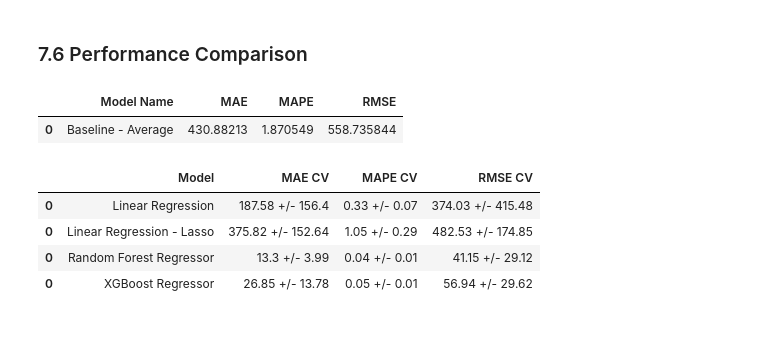
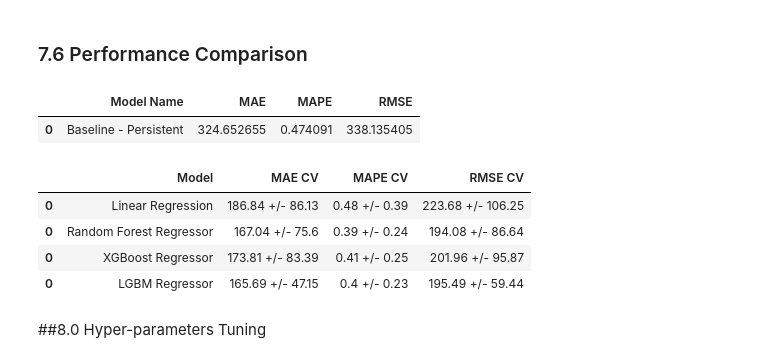
Before and after one commit to jooaobrum/power-wind-forecasting, a Jupyter notebook: notebooks/power_wind_forecasting.ipynb, the cells around one changed output. Cells and saved outputs as stored; diff of their text form; code cells hidden in the pictures; blank space fills up the shorter version.

Commit message:
Adding Model performance and deployment

```diff
--- a/notebooks/power_wind_forecasting.ipynb
+++ b/notebooks/power_wind_forecasting.ipynb
@@ -1050 +1200,6 @@ X_test = X_test.drop(cols_to_drop, axis = 1)
+# %%
+X_train = X_train.dropna()
+y_train = X_train['active_power']
+X_test = X_test.dropna()
+y_test = X_test['active_power']
 # %%
@@ -1076,6 +1247,5 @@ for binary, feature in zip(selected_features, features_columns):
 # %%
-rfe_selected_features = ['ambient_temperatue','bearing_shaft_temperature','generator_rpm','reactive_power',
-                         'rotor_rpm','wind_direction','wind_speed','week_of_year_sin','week_of_year_cos',
-                         'day_of_year_sin', 'day_of_year_cos', 'hour_sin', 'hour_cos']
+rfe_selected_features = ['ambient_temperatue', 'gearbox_oil_temperature', 'generator_rpm', 'main_box_temperature', 'reactive_power', 'avg_15d',
+                         'avg_30d', 'day_sin', 'day_cos', 'day_of_year_sin', 'day_of_year_cos', 'hour_sin']
 # %% [markdown]
 ## 7.0 Machine Learning Models
@@ -1219,0 +1402,11 @@ KFold Number: 1
+# %%
+# LGBM Regressor
+lgbm = lgb.LGBMRegressor(n_estimators=100)
+lgbm.fit(X_train[rfe_selected_features], y_train.values)
+
+# Calculate the predictions
+lgbm_pred = lgbm.predict(X_test[rfe_selected_features])
+
+# Performance
+lgbm_error = ml_error('XGBoost', mms.inverse_transform([y_test]),  mms.inverse_transform([lgbm_pred]))
+lgbm_error
@@ -1219,0 +1418,3 @@ KFold Number: 1
+# %%
+lgbm_result_cv = cross_validation(X_training, rfe_selected_features, 5, 'LGBM Regressor', lgbm, verbose = True)
+lgbm_result_cv
@@ -1220,16 +1433,19 @@ KFold Number: 1
 # %% [markdown]
 ### 7.6 Performance Comparison
-# %%
-baseline_error
-# %% [output]
-|  | Model Name | MAE | MAPE | RMSE |
-| 0 | Baseline - Average | 430.88213 | 1.870549 | 558.735844 |
+# %%
+baseline_pers_error
+# %% [output]
+|  | Model Name | MAE | MAPE | RMSE |
+| 0 | Baseline - Persistent | 324.652655 | 0.474091 | 338.135405 |
 # %%
-model_comparison = pd.concat([lr_result_cv, lr_lasso_result_cv, rf_result_cv, xgb_result_cv])
+
+model_comparison = pd.concat([lr_result_cv, rf_result_cv, xgb_result_cv, lgbm_result_cv])
 model_comparison
 # %% [output]
 |  | Model | MAE CV | MAPE CV | RMSE CV |
-| 0 | Linear Regression | 187.58 +/- 156.4 | 0.33 +/- 0.07 | 374.03 +/- 415.48 |
-| 0 | Linear Regression - Lasso | 375.82 +/- 152.64 | 1.05 +/- 0.29 | 482.53 +/- 174.85 |
-| 0 | Random Forest Regressor | 13.3 +/- 3.99 | 0.04 +/- 0.01 | 41.15 +/- 29.12 |
-| 0 | XGBoost Regressor | 26.85 +/- 13.78 | 0.05 +/- 0.01 | 56.94 +/- 29.62 |
+| 0 | Linear Regression | 186.84 +/- 86.13 | 0.48 +/- 0.39 | 223.68 +/- 106.25 |
+| 0 | Random Forest Regressor | 167.04 +/- 75.6 | 0.39 +/- 0.24 | 194.08 +/- 86.64 |
+| 0 | XGBoost Regressor | 173.81 +/- 83.39 | 0.41 +/- 0.25 | 201.96 +/- 95.87 |
+| 0 | LGBM Regressor | 165.69 +/- 47.15 | 0.4 +/- 0.23 | 195.49 +/- 59.44 |
+# %% [markdown]
+##8.0 Hyper-parameters Tuning
```
Also changed, not shown: parts of 135 cells of this notebook.
